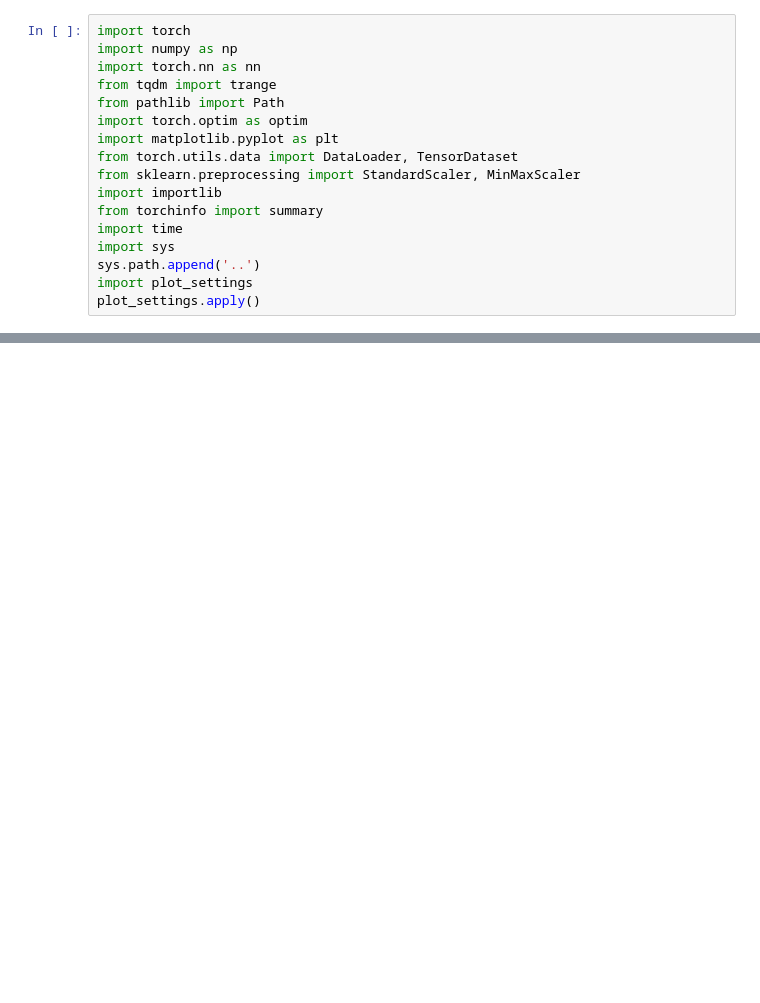
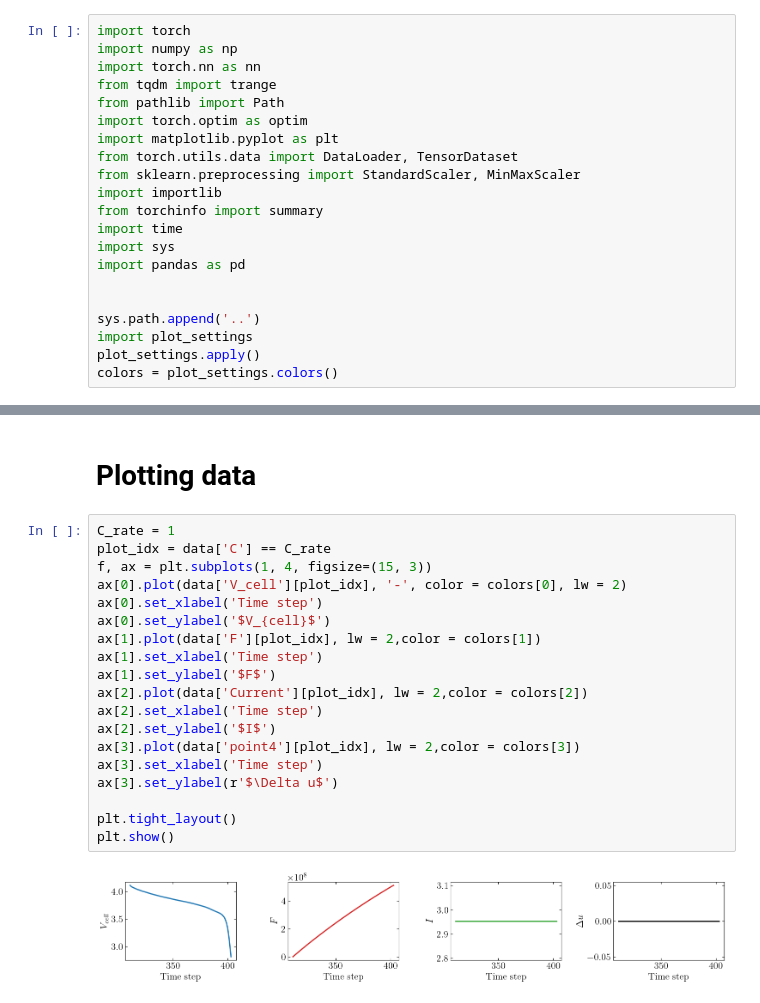
Before and after one commit to j-haralds/MSc_thesis, a Jupyter notebook: program/5_Multi/1_JH_multi.ipynb, the cells around one changed output, grey strips where cells are left out. Saved outputs shown, nothing was run; the diff lists cells and outputs as text; blank space fills up the shorter version.

Commit message:
ge mig data

```diff
--- a/program/5_Multi/1_JH_multi.ipynb
+++ b/program/5_Multi/1_JH_multi.ipynb
@@ -12,6 +12,10 @@ import importlib
 from torchinfo import summary
 import time
 import sys
+import pandas as pd
+
+
 sys.path.append('..')
 import plot_settings
 plot_settings.apply()
+colors = plot_settings.colors()
@@ -71,0 +59,23 @@ plt.show()
+# %% [markdown]
+# Plotting data
+# %%
+C_rate = 1
+plot_idx = data['C'] == C_rate
+f, ax = plt.subplots(1, 4, figsize=(15, 3))
+ax[0].plot(data['V_cell'][plot_idx], '-', color = colors[0], lw = 2)
+ax[0].set_xlabel('Time step')
+ax[0].set_ylabel('$V_{cell}$')
+ax[1].plot(data['F'][plot_idx], lw = 2,color = colors[1])
+ax[1].set_xlabel('Time step')
+ax[1].set_ylabel('$F$')
+ax[2].plot(data['Current'][plot_idx], lw = 2,color = colors[2])
+ax[2].set_xlabel('Time step')
+ax[2].set_ylabel('$I$')
+ax[3].plot(data['point4'][plot_idx], lw = 2,color = colors[3])
+ax[3].set_xlabel('Time step')
+ax[3].set_ylabel(r'$\Delta u$')
+
+plt.tight_layout()
+plt.show()
+# %% [output]
+[figure, added]
```
Also changed, not shown: parts of 13 cells of this notebook, 3 other files.
